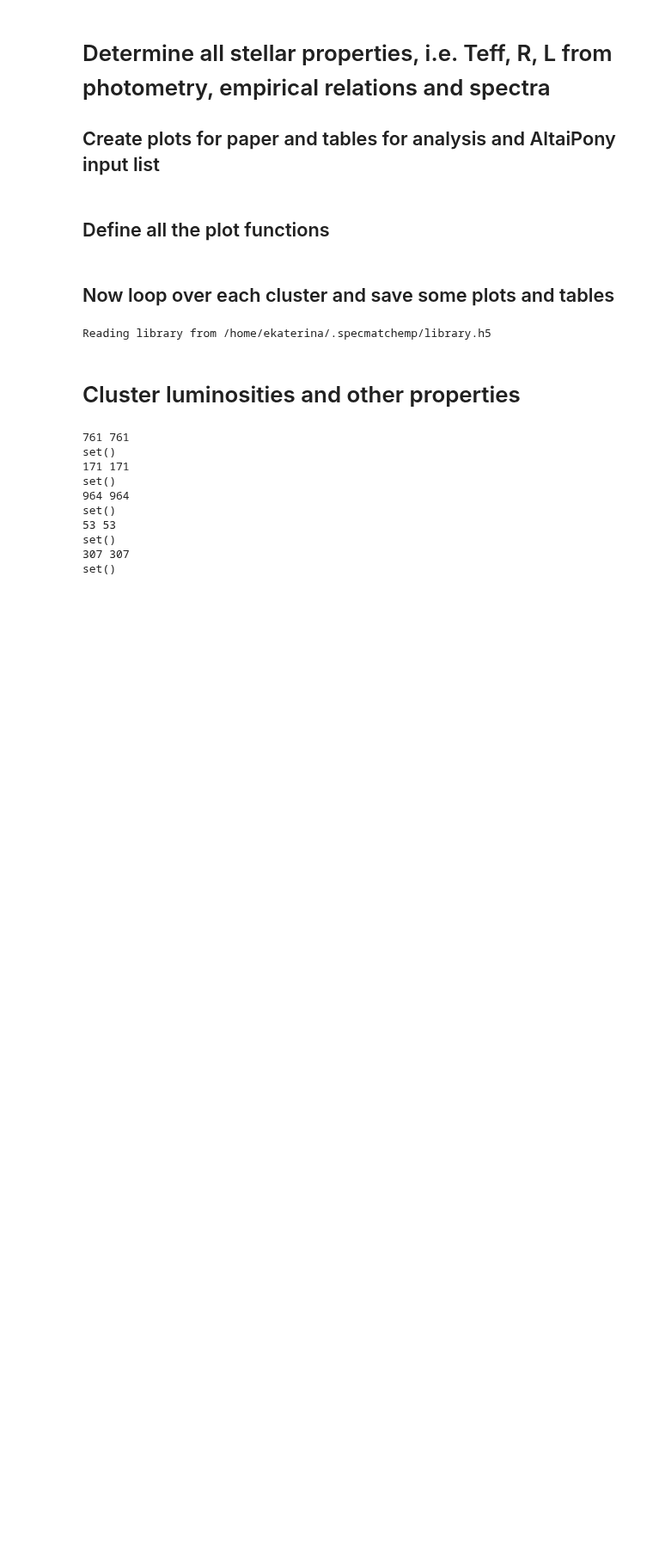
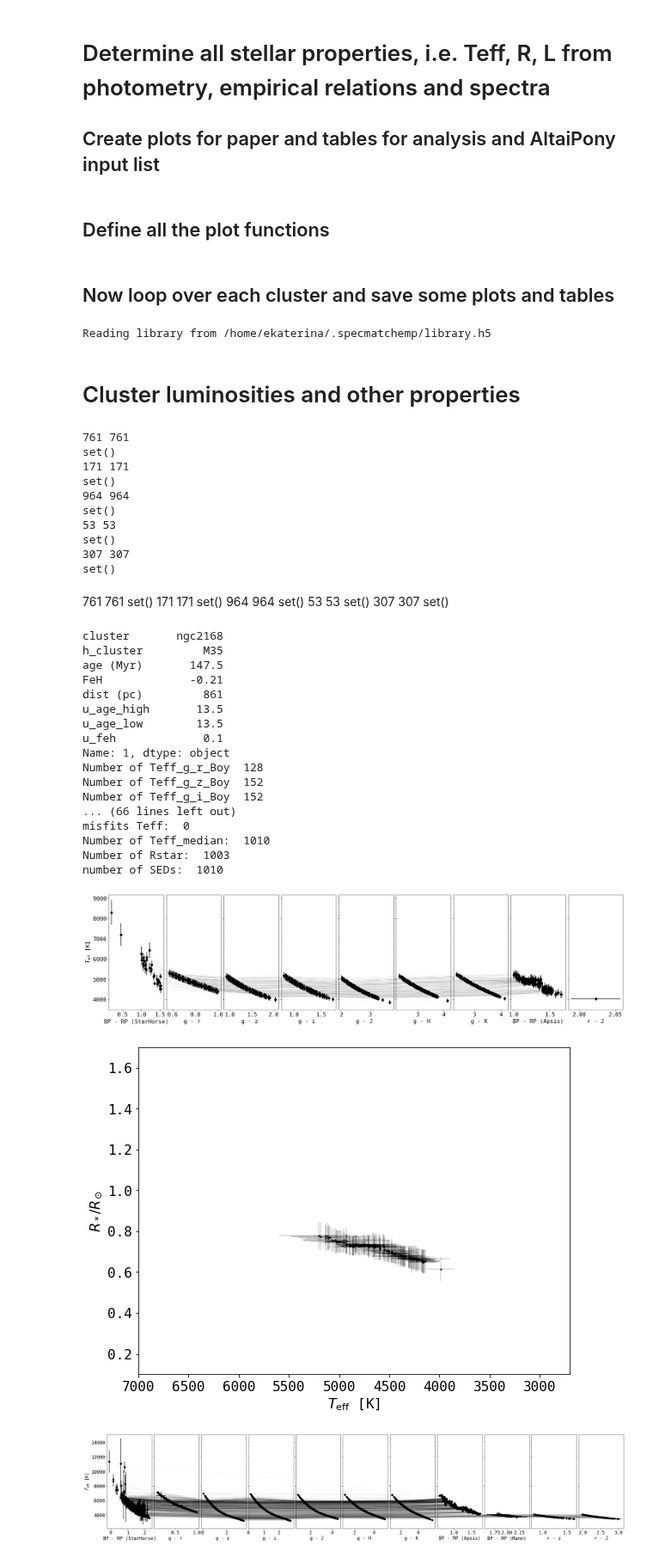
Before and after one commit to ekaterinailin/flares-in-clusters-with-k2-ii, a Jupyter notebook: StellarParameters/11_STELLAR_PARAMETERS_all_OCs_with_plots.ipynb, the cells around one changed output. Shown at 86% size. Drawn from its saved outputs; the diff is of its cells as text; code cells hidden in the pictures; blank space fills up the shorter version.

Commit message:
Add overview teff-r

```diff
--- a/StellarParameters/11_STELLAR_PARAMETERS_all_OCs_with_plots.ipynb
+++ b/StellarParameters/11_STELLAR_PARAMETERS_all_OCs_with_plots.ipynb
@@ -27,11 +27,11 @@ from matplotlib import rcParams
 rcParams["errorbar.capsize"] = .0
 
 import time
-tstamp = time.strftime("%d_%m_%Y_%H_%M", time.localtime())
+tstamp = time.strftime("%d_%m_%Y", time.localtime())
 # %% [markdown]
 ## Define all the plot functions
 # %%
-def plot_Teff_spread(df, figsize=(9,7), outdir="plots/", kpmax=9.):
+def plot_Teff_spread(df, figsize=(9,7), outdir="plots/", kpmax=9., tstamp=""):
 
     # define a DataFrame with Teffs only
     df = df[((df["KEP Mag"].isnull()) | (df["KEP Mag"] > kpmax))] # do not plot above saturation level
@@ -101,10 +101,10 @@ def plot_Teff_spread(df, figsize=(9,7), outdir="plots/", kpmax=9.):
     for i, ax in enumerate(axes):
         ax.set_xlabel(xs[i])
     plt.subplots_adjust(wspace=0.05, left=0.05, right=0.95)
-    plt.savefig("{}_Teff_spread_all.png".format(outdir), dpi=300)
+    plt.savefig(f"{outdir}{tstamp}_Teff_spread_all.png", dpi=300)
 
 
-def plot_Teff_R(df, figsize=(9,7), outdir="plots/", title=""):
+def plot_Teff_R(df, figsize=(9,7), outdir="plots/", title="", tstamp=""):
     plt.figure(figsize=figsize)
     plt.errorbar(x=df.Teff_median,xerr=df.Teff_std,c="k",
                      y=df.Rstar, yerr=df.e_Rstar, fmt="o", markersize=1, linewidth=.2)
@@ -113,7 +113,7 @@ def plot_Teff_R(df, figsize=(9,7), outdir="plots/", title=""):
     plt.ylim(.1,1.7)
     plt.xlabel(r"$T_{\mathrm{eff}}$ [K]")
     plt.ylabel(r"$R_* / R_{\odot}$")
-    plt.savefig("{}_Teff_R.png".format(outdir), dpi=300)
+    plt.savefig(f"{outdir}{tstamp}_Teff_R.png", dpi=300)
 # %% [markdown]
 ## Now loop over each cluster and save some plots and tables
 # %%
@@ -152,7 +152,7 @@ for cluster in clusters:
     altai = altai.merge(s[["EPIC"]], how="right", on="EPIC")
     print(altai.EPIC.shape[0],searched)
     print(set(altai.EPIC)-set(s.EPIC))
-    altai.to_csv(f"luminosities/{cluster}_luminosities_in_final_flare_tables.csv",index=False)
+#    altai.to_csv(f"luminosities/{cluster}_luminosities_in_final_flare_tables.csv",index=False)
 #     plot_Teff_spread(altai, outdir=f"plots/{tstamp}_{cluster}")
 #     plot_Teff_R(altai, outdir=f"plots/{tstamp}_{cluster}",
 #                 title=params[params.cluster==cluster].h_cluster.iloc[0])
@@ -167,10 +167,21 @@ set()
 set()
 307 307
 set()
+# %% [markdown]
+761 761
+set()
+171 171
+set()
+964 964
+set()
+53 53
+set()
+307 307
+set()
 # %%
-clusters = ["pleiades", "hyades", "praesepe", "ngc6774", "ngc2168", "ngc2682"]
+clusters = ["pleiades", "hyades", "praesepe", "ngc6774", "ngc2682",  "ngc2168",]
 cl = pd.read_csv('{}/cluster_parameters_merged.csv'.format(path))
-for cluster in clusters[4:]:
+for cluster in clusters[:-1]:
     #Read in the cluster parameters
 
     r = cl[cl.cluster == cluster].iloc[0]
@@ -189,35 +200,56 @@ for cluster in clusters[4:]:
     OC.stars = OC.stars[dft.distance > 0.5 * OC.distance]
 
     if cluster == "ngc2682":
         OC.stars["RAJ2000__Gaia"] = OC.stars['ra_epoch2000_Gaia'].values
         OC.stars["DEJ2000__Gaia"] = OC.stars['dec_epoch2000_Gaia'].values
 
     OC.determine_Teff()
 
     # Find R_*:
 
     OC.find_Rstar(lib)
 
     # Find SED:
 
     h = OC.find_SED(lib)
 
     # Calculate the luminosities:
 
-    OC.calculate_luminosities()
+   # OC.calculate_luminosities()
 
     # plot all the things:
 
-    plot_Teff_spread(OC.stars)
-    plot_Teff_R(OC.stars)
+    plot_Teff_spread(OC.stars, tstamp=tstamp)
+    plot_Teff_R(OC.stars, tstamp=tstamp)
 
     #Save stellar parameters, all of them!
-    OC.stars.to_csv('luminosities/{}_luminosities.csv'.format(r.cluster), index=False)
+  #  OC.stars.to_csv('luminosities/{}_luminosities.csv'.format(r.cluster), index=False)
 
     #However, minimum requirement to be included into the AltaiPony list is to have a Teff value assigned.
     # This Teff values must correspond to a star with SpT > F4 and not be saturated in the Kepler detector
     altai = OC.stars.loc[(~OC.stars.Teff_median.isnull()) &
                          ((OC.stars["KEP Mag"].isnull()) | (OC.stars["KEP Mag"] > 9.)) &
                          (OC.stars["Teff_median"] < 7000.),
                          ['EPIC', 'Channel', 'Campaign']].fillna(0).astype(int).drop_duplicates()
-    altai.to_csv('altai/{}_altai.csv'.format(r.cluster), index=False)
+ #   altai.to_csv('altai/{}_altai.csv'.format(r.cluster), index=False)
+# %% [output]
+cluster       ngc2168
+h_cluster         M35
+age (Myr)       147.5
+FeH             -0.21
+dist (pc)         861
+u_age_high       13.5
+u_age_low        13.5
+u_feh             0.1
+Name: 1, dtype: object
+Number of Teff_g_r_Boy  128
+Number of Teff_g_z_Boy  152
+Number of Teff_g_i_Boy  152
+... (66 lines left out)
+misfits Teff:  0
+Number of Teff_median:  1010
+Number of Rstar:  1003
+number of SEDs:  1010
+[figure, added]
+[figure, added]
+[figure, added]
```
Also changed, not shown: parts of 4 cells of this notebook, 2 other files.
